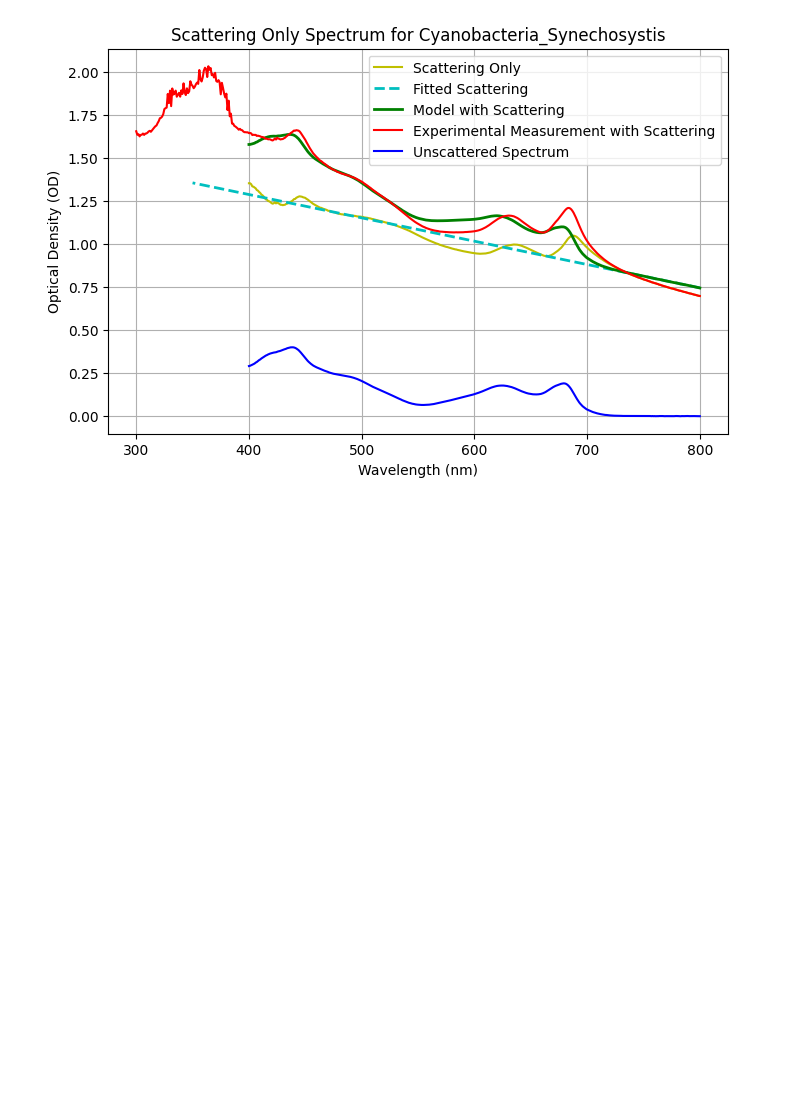
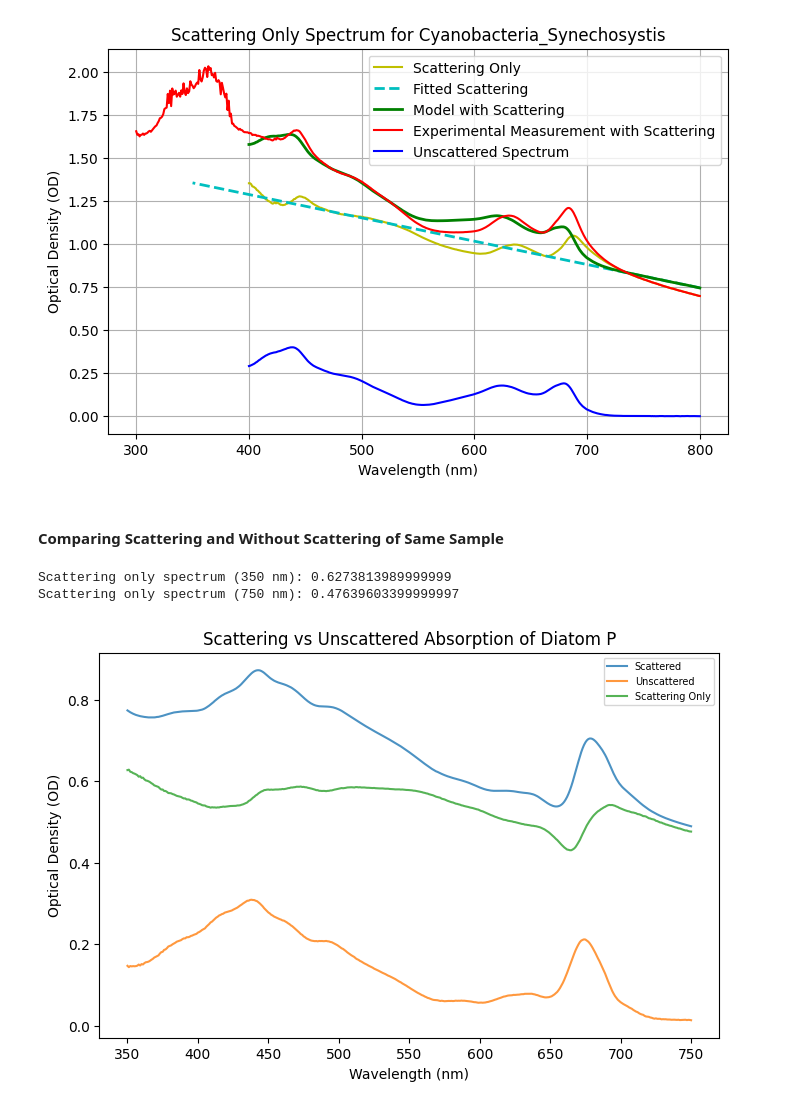
Before and after one commit to matsbannink/machine_learning, a Jupyter notebook: scattering.ipynb, the cells around one changed output. Cells and saved outputs as stored; diff of their text form; code cells hidden in the pictures; blank space fills up the shorter version.

```diff
--- a/scattering.ipynb
+++ b/scattering.ipynb
@@ -13,6 +14,9 @@ df_experimental = pd.read_excel(experimental_path)
 
 clean_path = "Spectral_library_clean.xlsx"
 df_clean = pd.read_excel(clean_path)
+
+same_sample_path = "Spectral_library_same_sample.xlsx"
+df_same_sample = pd.read_excel(same_sample_path)
 # %% [markdown]
 #### Compare Experimental Scattering Data with Unscattered Data
 # %%
@@ -175,3 +179,32 @@ plt.show()
 Fitted parameters:  a=-0.0014,  b=1.8307
 Parameter uncertainties:  Δa=0.0000,  Δb=0.0124
 [figure]
+# %% [markdown]
+#### Comparing Scattering and Without Scattering of Same Sample
+# %%
+wavelength_diatom_col = "Wavelength (nm)"
+scatter_col = "with_scattering"
+unscatter_col = "without_scattering"
+
+wavelengths = df_same_sample[wavelength_diatom_col].values
+scattered_spectrum = df_same_sample[scatter_col].values
+unscattered_spectrum = df_same_sample[unscatter_col].values
+
+scatter_only_spectrum = scattered_spectrum - unscattered_spectrum
+print(f"Scattering only spectrum (350 nm): {scatter_only_spectrum[-1]}")
+print(f"Scattering only spectrum (750 nm): {scatter_only_spectrum[0]}")
+
+
+plt.figure(figsize=(8, 5))
+plt.plot(wavelengths, scattered_spectrum, label="Scattered", alpha=0.8)
+plt.plot(wavelengths, unscattered_spectrum, label="Unscattered", alpha=0.8)
+plt.plot(wavelengths, scatter_only_spectrum, label="Scattering Only", alpha=0.8)
+plt.xlabel("Wavelength (nm)")
+plt.ylabel("Optical Density (OD)")
+plt.title("Scattering vs Unscattered Absorption of Diatom P")
+plt.legend(fontsize=7)
+plt.show()
+# %% [output]
+Scattering only spectrum (350 nm): 0.6273813989999999
+Scattering only spectrum (750 nm): 0.47639603399999997
+[figure, added]
```
Also changed, not shown: parts of 6 cells of this notebook.
